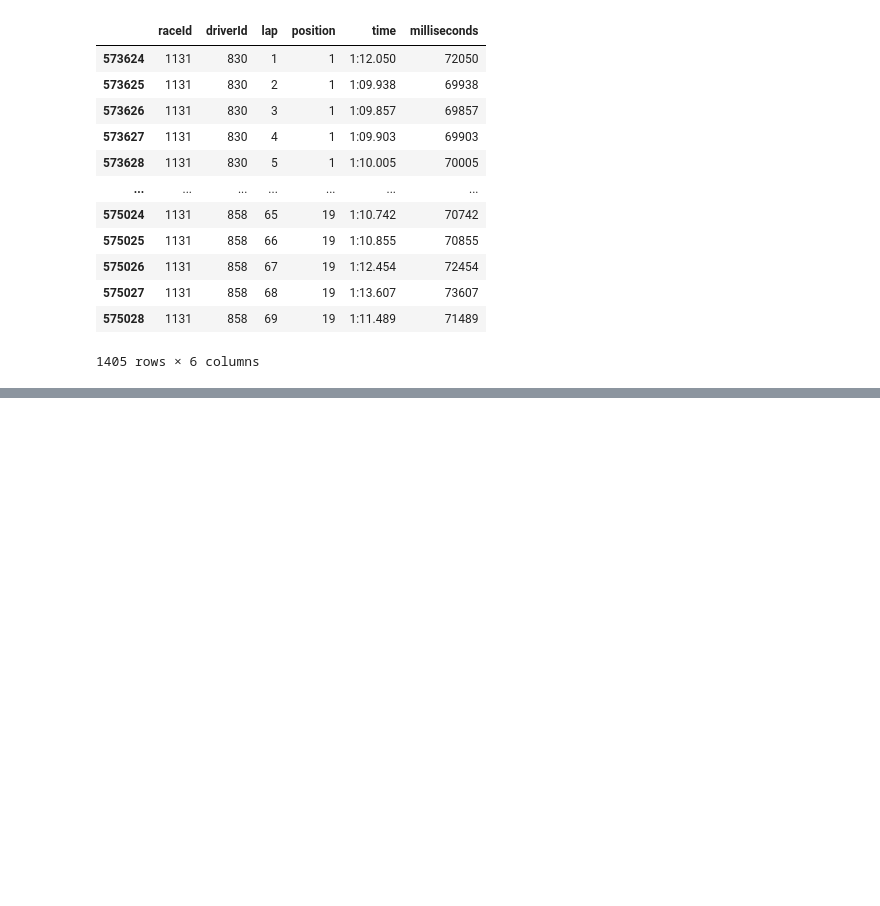
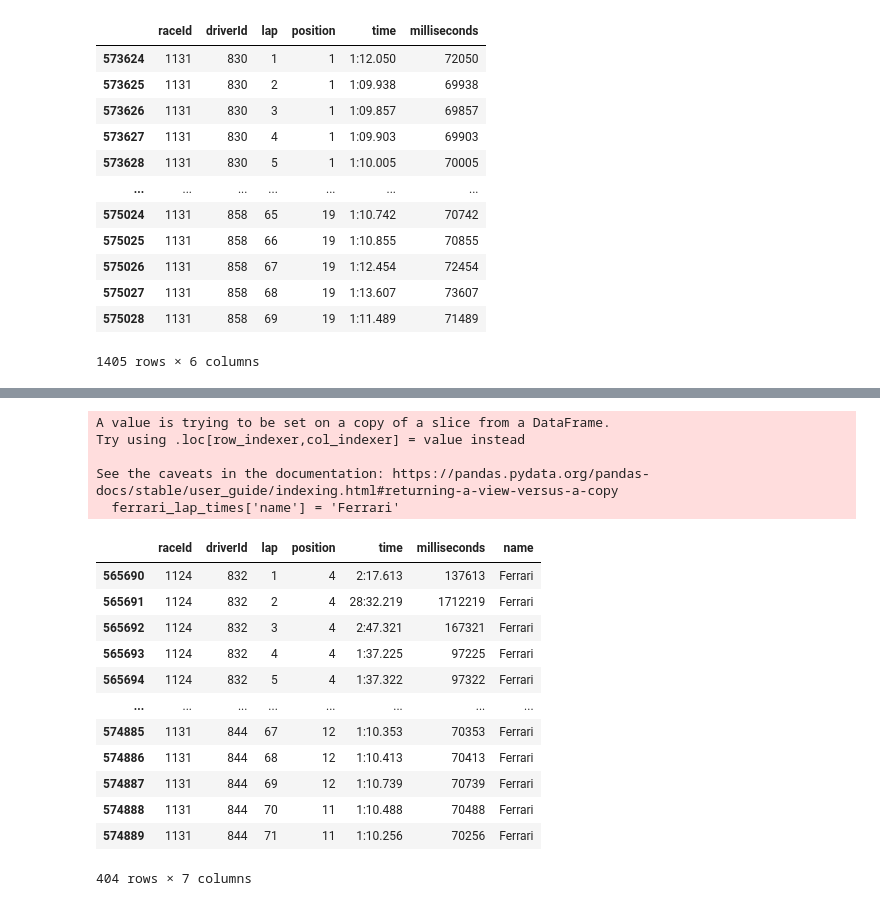
Before and after one commit to MichaelAngeloTheFirst/Formula1-Dataset-Exploration, a Jupyter notebook: f1_exploration.ipynb, the cells around one changed output, grey strips where cells are left out. Cells and saved outputs as stored; diff of their text form; code cells hidden in the pictures; blank space fills up the shorter version.

```diff
--- a/f1_exploration.ipynb
+++ b/f1_exploration.ipynb
@@ -316,0 +390,25 @@ display(test)
+# %%
+# do the same for ferrari
+driverId = results[(results['raceId'].isin(race_ids)) & (results['constructorId'] == 6)]['driverId']
+ferrari_lap_times = lap_times[(lap_times['raceId'].isin(race_ids)) & (lap_times['driverId'].isin(driverId))]
+ferrari_lap_times['name'] = 'Ferrari'
+display(ferrari_lap_times)
+# %% [output]
+A value is trying to be set on a copy of a slice from a DataFrame.
+Try using .loc[row_indexer,col_indexer] = value instead
+
+See the caveats in the documentation: https://pandas.pydata.org/pandas-docs/stable/user_guide/indexing.html#returning-a-view-versus-a-copy
+  ferrari_lap_times['name'] = 'Ferrari'
+|  | raceId | driverId | lap | position | time | milliseconds | name |
+| 565690 | 1124 | 832 | 1 | 4 | 2:17.613 | 137613 | Ferrari |
+| 565691 | 1124 | 832 | 2 | 4 | 28:32.219 | 1712219 | Ferrari |
+| 565692 | 1124 | 832 | 3 | 4 | 2:47.321 | 167321 | Ferrari |
+| 565693 | 1124 | 832 | 4 | 4 | 1:37.225 | 97225 | Ferrari |
+| 565694 | 1124 | 832 | 5 | 4 | 1:37.322 | 97322 | Ferrari |
+| ... | ... | ... | ... | ... | ... | ... | ... |
+| 574885 | 1131 | 844 | 67 | 12 | 1:10.353 | 70353 | Ferrari |
+| 574886 | 1131 | 844 | 68 | 12 | 1:10.413 | 70413 | Ferrari |
+| 574887 | 1131 | 844 | 69 | 12 | 1:10.739 | 70739 | Ferrari |
+| 574888 | 1131 | 844 | 70 | 11 | 1:10.488 | 70488 | Ferrari |
+| 574889 | 1131 | 844 | 71 | 11 | 1:10.256 | 70256 | Ferrari |
+404 rows × 7 columns
```
Also changed, not shown: parts of 20 cells of this notebook, 1 other file.
